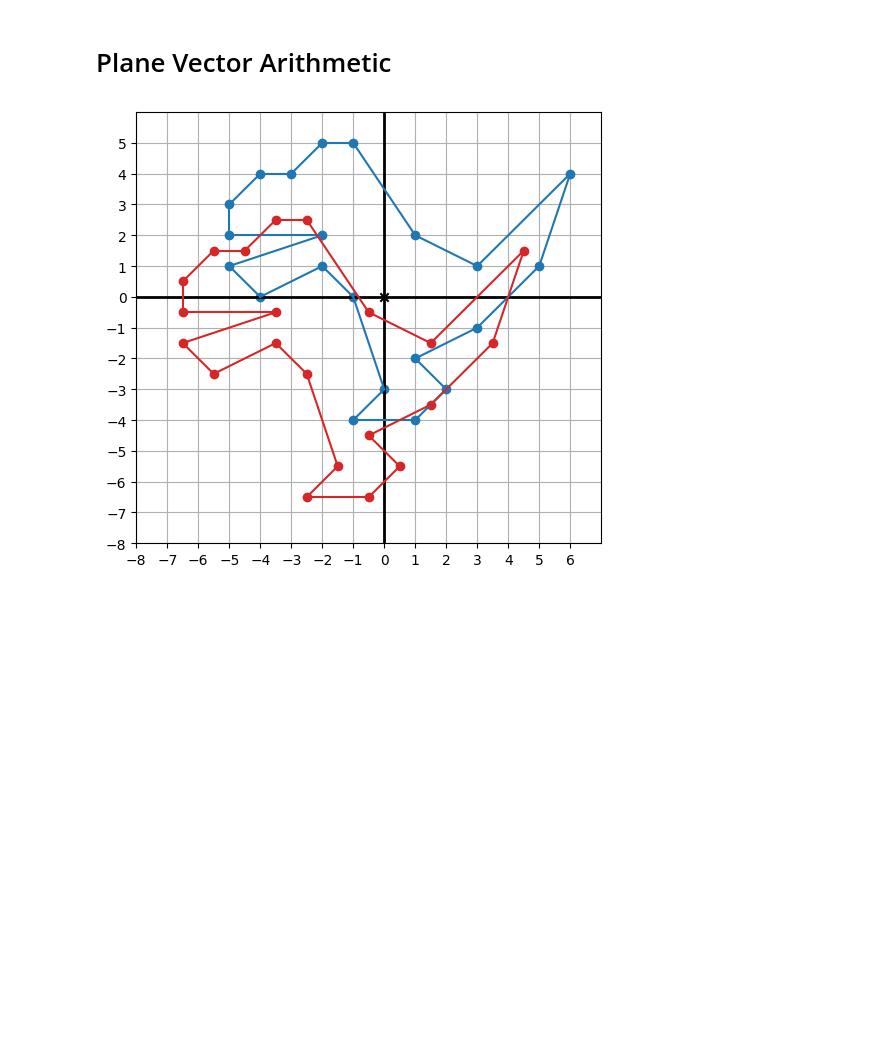
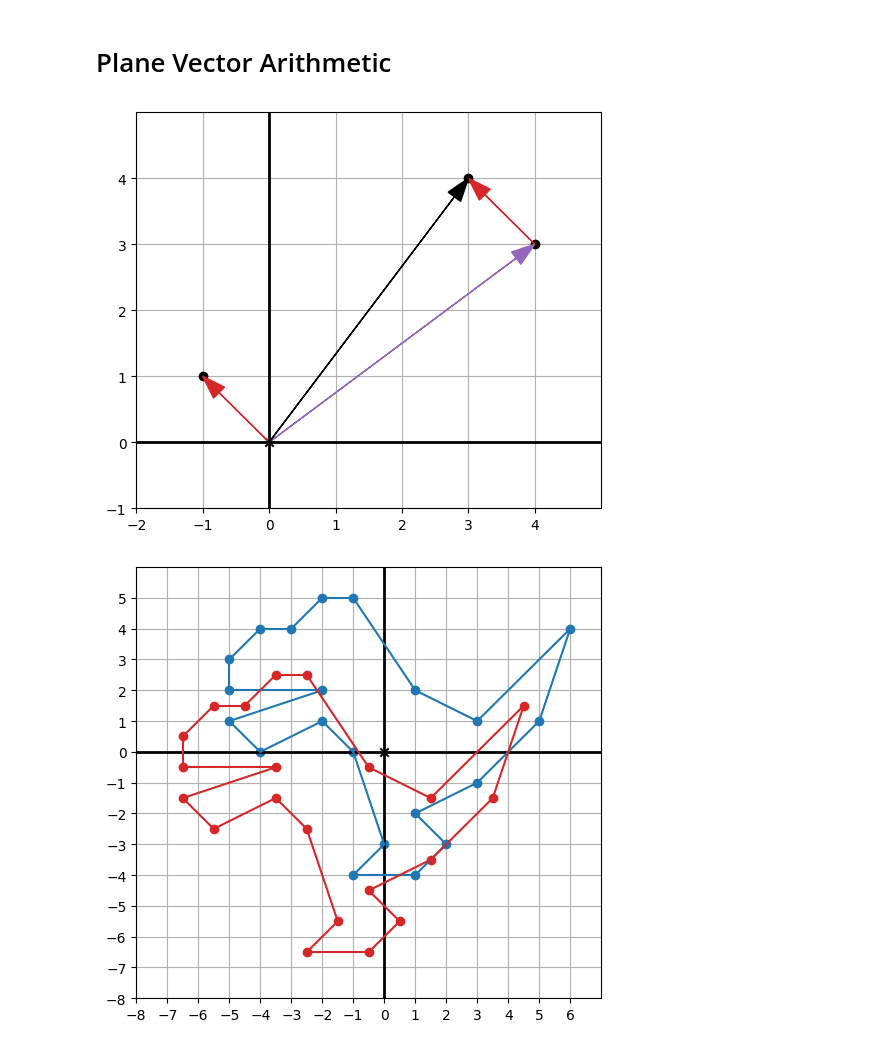
Before and after one commit to btgrant-76/Math-for-Programmers, a Jupyter notebook: Chapter 02/Chapter 02 Walkthrough.ipynb, the cells around one changed output. Cells and saved outputs as stored; diff of their text form; code cells hidden in the pictures; blank space fills up the shorter version.

```diff
--- a/Chapter 02/Chapter 02 Walkthrough.ipynb
+++ b/Chapter 02/Chapter 02 Walkthrough.ipynb
@@ -51,6 +48,21 @@ draw(
 # %%
 def add(v1,v2):
     return (v1[0] + v2[0], v1[1] + v2[1])
+# %%
+first_vector = (4, 3)
+second_vector = (-1, 1)
+sum_vector = add(first_vector, second_vector) # (3, 4)
+
+draw(
+    Points(first_vector, second_vector, sum_vector),
+    Arrow(tip=first_vector, color=purple),
+    Arrow(tip=second_vector, color=red),
+    # tip-to-tail addition of vectors
+    Arrow(tip=sum_vector, tail=first_vector, color=red),
+    Arrow(tip=sum_vector, color=black)
+)
+# %% [output]
+[figure, added]
 # %%
 dino_vectors2 = [add((-1.5,-2.5), v) for v in dino_vectors]
 # %%
```
Also changed, not shown: parts of 4 cells of this notebook, 1 other file.
